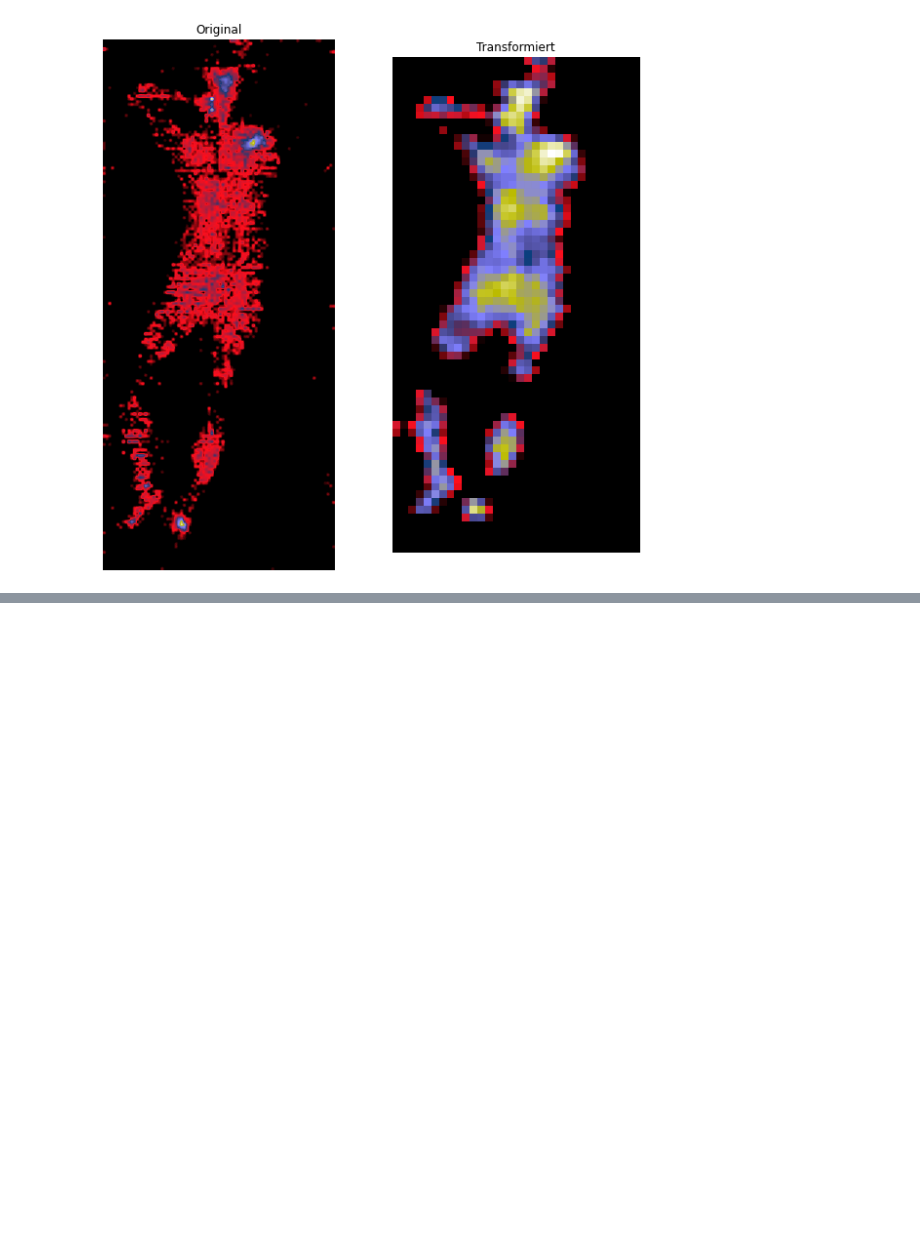
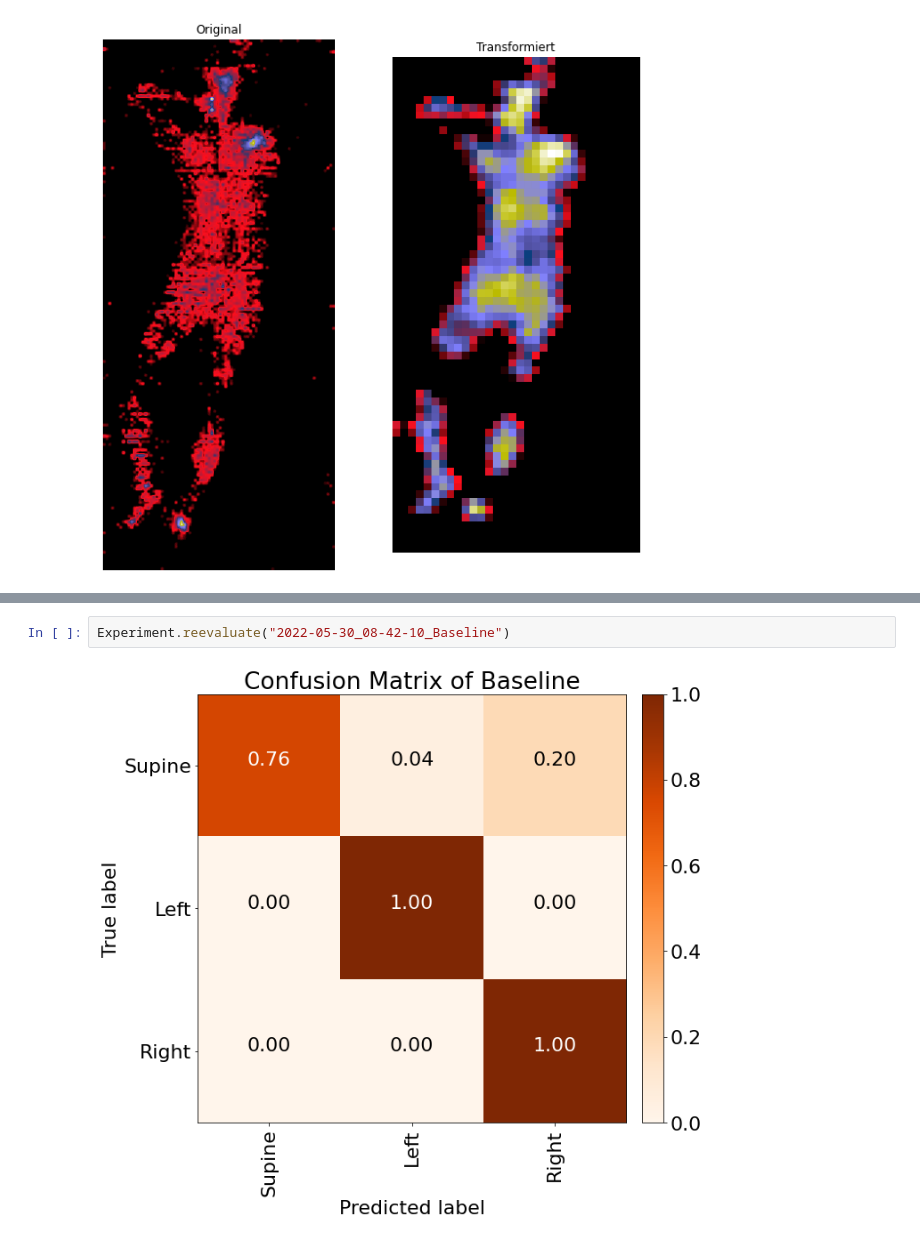
Before and after one commit to jb3rndt/wisemat-posture-classification, a Jupyter notebook: plots.ipynb, the cells around one changed output, grey strips where cells are left out. Cells and saved outputs as stored; diff of their text form; blank space fills up the shorter version.

Commit message:
Pickle transforms and load experiment

```diff
--- a/plots.ipynb
+++ b/plots.ipynb
@@ -117,0 +114,4 @@ plot_confusion_matrix(conf_mat, title="Thresholding", normalize=True)
+# %%
+Experiment.reevaluate("2022-05-30_08-42-10_Baseline")
+# %% [output]
+[figure, added]
```
Also changed, not shown: parts of 3 cells of this notebook, 6 other files.
